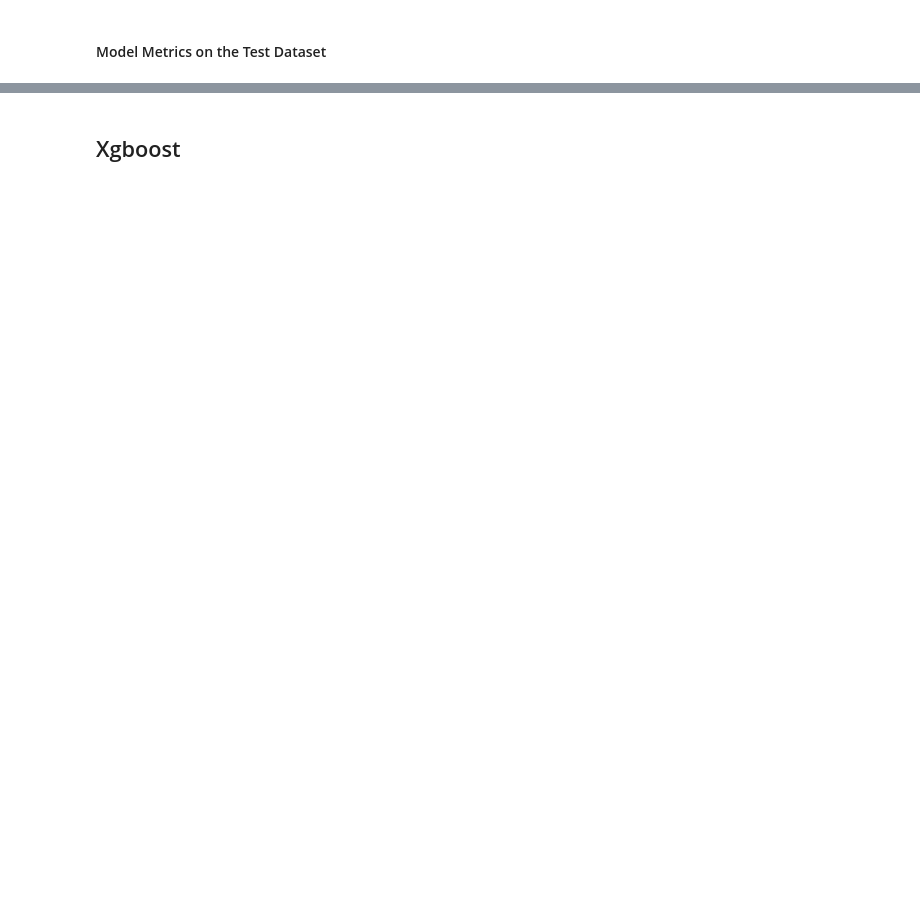
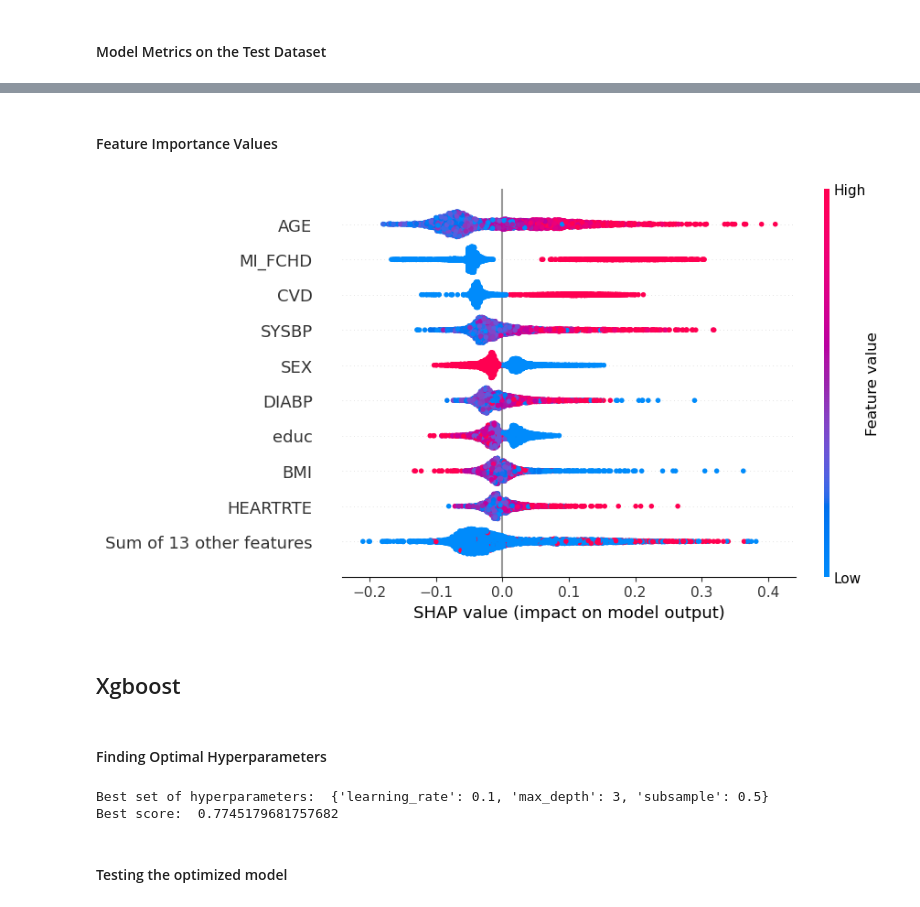
Before and after one commit to Dezzy888/FHS_MEDI, a Jupyter notebook: FHS_MEDI.ipynb, the cells around one changed output, grey strips where cells are left out. Drawn from its saved outputs; the diff is of its cells as text; code cells hidden in the pictures; blank space fills up the shorter version.

```diff
--- a/FHS_MEDI.ipynb
+++ b/FHS_MEDI.ipynb
@@ -145,2 +149,40 @@ Negative Predictive Value:  80.07
+# %% [markdown]
+#### Feature Importance Values
+# %%
+# SHAP explainer for the Random Forest model
+explainer = shap.TreeExplainer(model_grid)
+
+# SHAP on train set
+shap_values = explainer(X_train)
+
+# plotting the SHAP values
+shap.plots.beeswarm(shap_values[:,:,1])
+# %% [output]
+[figure, added]
 # %% [markdown]
 ## Xgboost
+# %% [markdown]
+#### Finding Optimal Hyperparameters
+# %%
+param_grid_xgb = {
+    'max_depth': [x for x in range(2,round(0.7*len(X_train.columns))+1)],
+    'learning_rate': [0.1, 0.2, 0.3],
+    'subsample': [0.5, 0.7, 1]
+}
+
+xgb_model = xgb.XGBClassifier(enable_categorical=True, eval_metric='auc')
+
+# Create the GridSearchCV object
+grid_xgb = GridSearchCV(xgb_model, param_grid_xgb, cv=5)
+
+# Fit the GridSearchCV object to the training data
+grid_xgb.fit(X_train, y_train)
+
+# Print the best set of hyperparameters and the corresponding score
+print("Best set of hyperparameters: ", grid_xgb.best_params_)
+print("Best score: ", grid_xgb.best_score_)
+# %% [output]
+Best set of hyperparameters:  {'learning_rate': 0.1, 'max_depth': 3, 'subsample': 0.5}
+Best score:  0.7745179681757682
+# %% [markdown]
+#### Testing the optimized model
```
Also changed, not shown: parts of 9 cells of this notebook.
